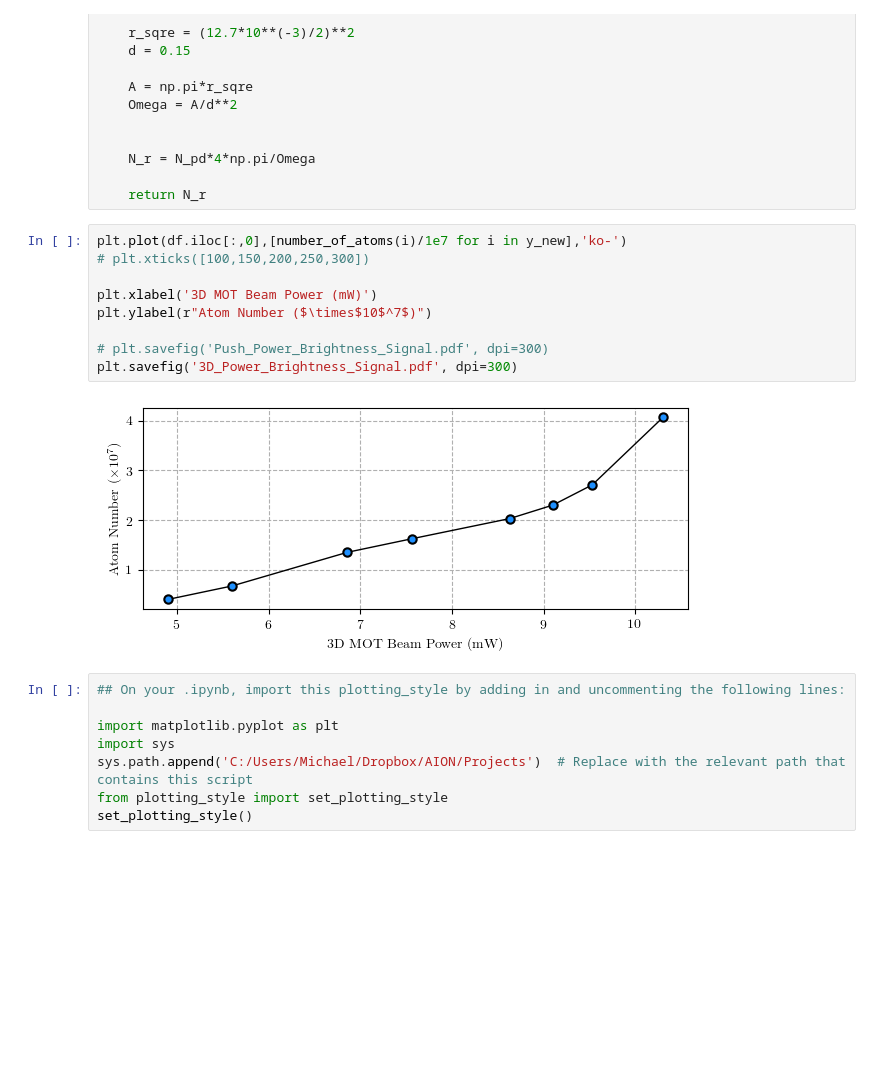
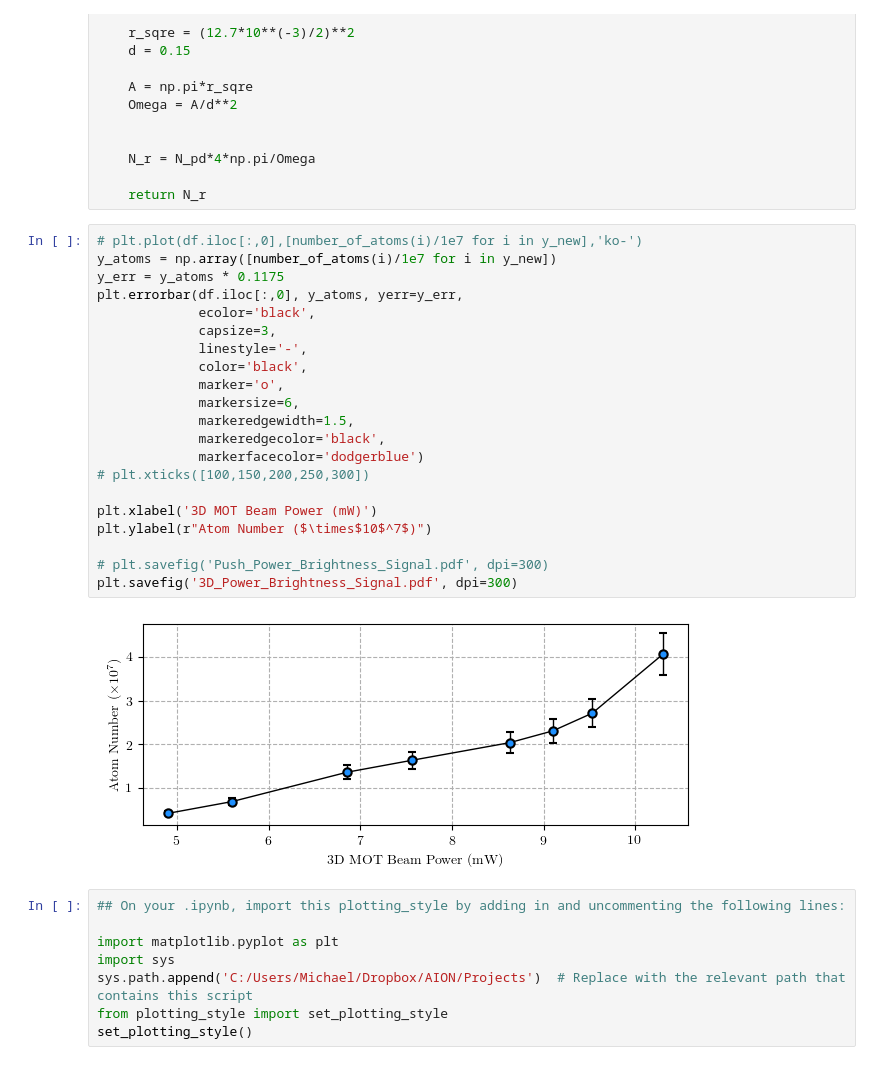
Before and after one commit to hsuchungchuan/Projects, a Jupyter notebook: 3D MOT Plots/3D_Power_and_push_beam_Jiajun/3D Power Brightness Signal.ipynb, the cells around one changed output. Cells and saved outputs as stored; diff of their text form; blank space fills up the shorter version.

Commit message:
atom no and uncertainty

```diff
--- a/3D MOT Plots/3D_Power_and_push_beam_Jiajun/3D Power Brightness Signal.ipynb
+++ b/3D MOT Plots/3D_Power_and_push_beam_Jiajun/3D Power Brightness Signal.ipynb
@@ -100,16 +100,28 @@ def number_of_atoms(photodiode_voltage_in_mV):
 
     return N_r
 # %%
-plt.plot(df.iloc[:,0],[number_of_atoms(i)/1e7 for i in y_new],'ko-')
+# plt.plot(df.iloc[:,0],[number_of_atoms(i)/1e7 for i in y_new],'ko-')
+y_atoms = np.array([number_of_atoms(i)/1e7 for i in y_new])
+y_err = y_atoms * 0.1175
+plt.errorbar(df.iloc[:,0], y_atoms, yerr=y_err,
+             ecolor='black',
+             capsize=3,
+             linestyle='-',
+             color='black',
+             marker='o',
+             markersize=6,
+             markeredgewidth=1.5,
+             markeredgecolor='black',
+             markerfacecolor='dodgerblue')
 # plt.xticks([100,150,200,250,300])
 
 plt.xlabel('3D MOT Beam Power (mW)')
 plt.ylabel(r"Atom Number ($\times$10$^7$)")
 
 # plt.savefig('Push_Power_Brightness_Signal.pdf', dpi=300)
 plt.savefig('3D_Power_Brightness_Signal.pdf', dpi=300)
 # %% [output]
-[figure, old version]
+[figure, new version]
 # %%
 ## On your .ipynb, import this plotting_style by adding in and uncommenting the following lines:
 
```
Also changed, not shown: 1 other file.
